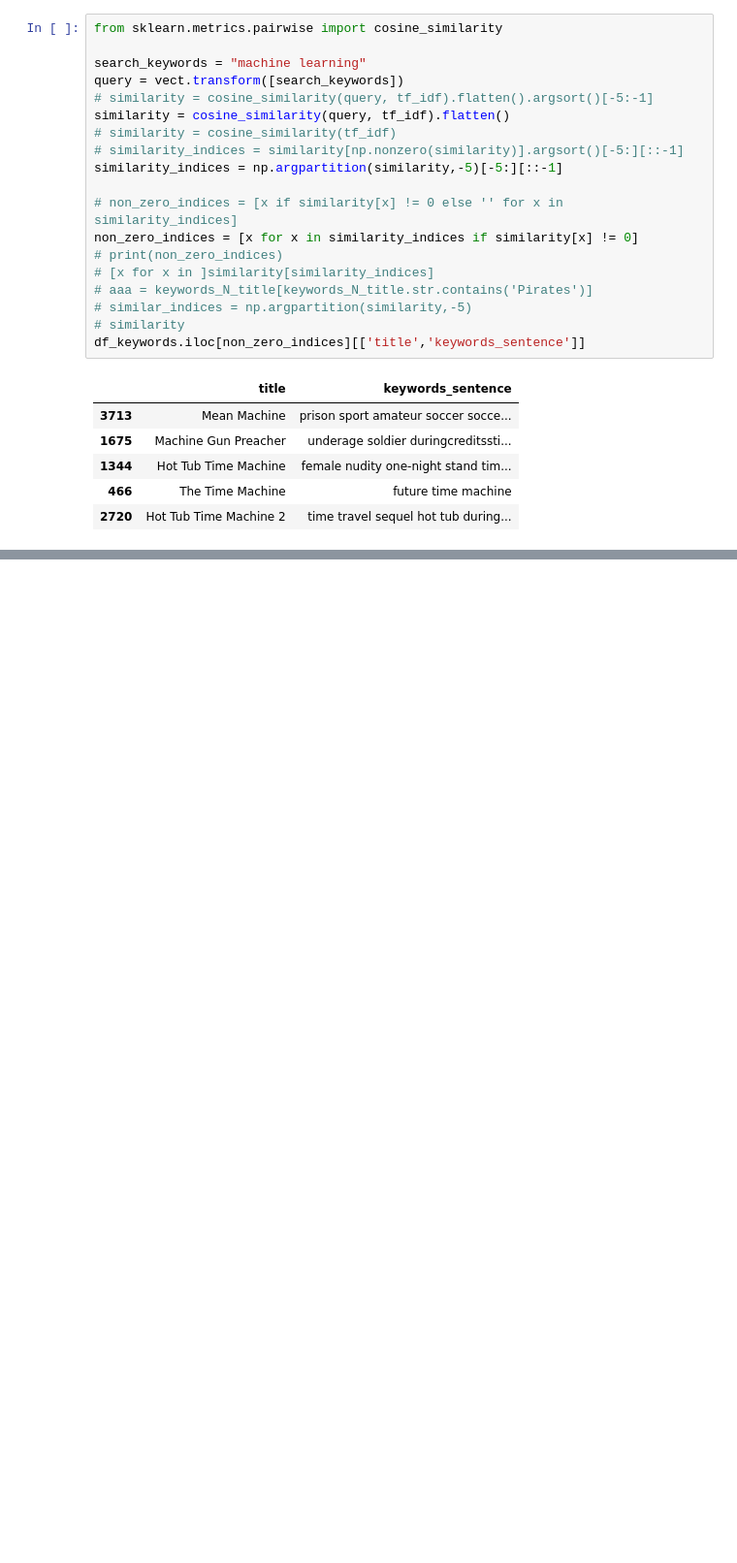
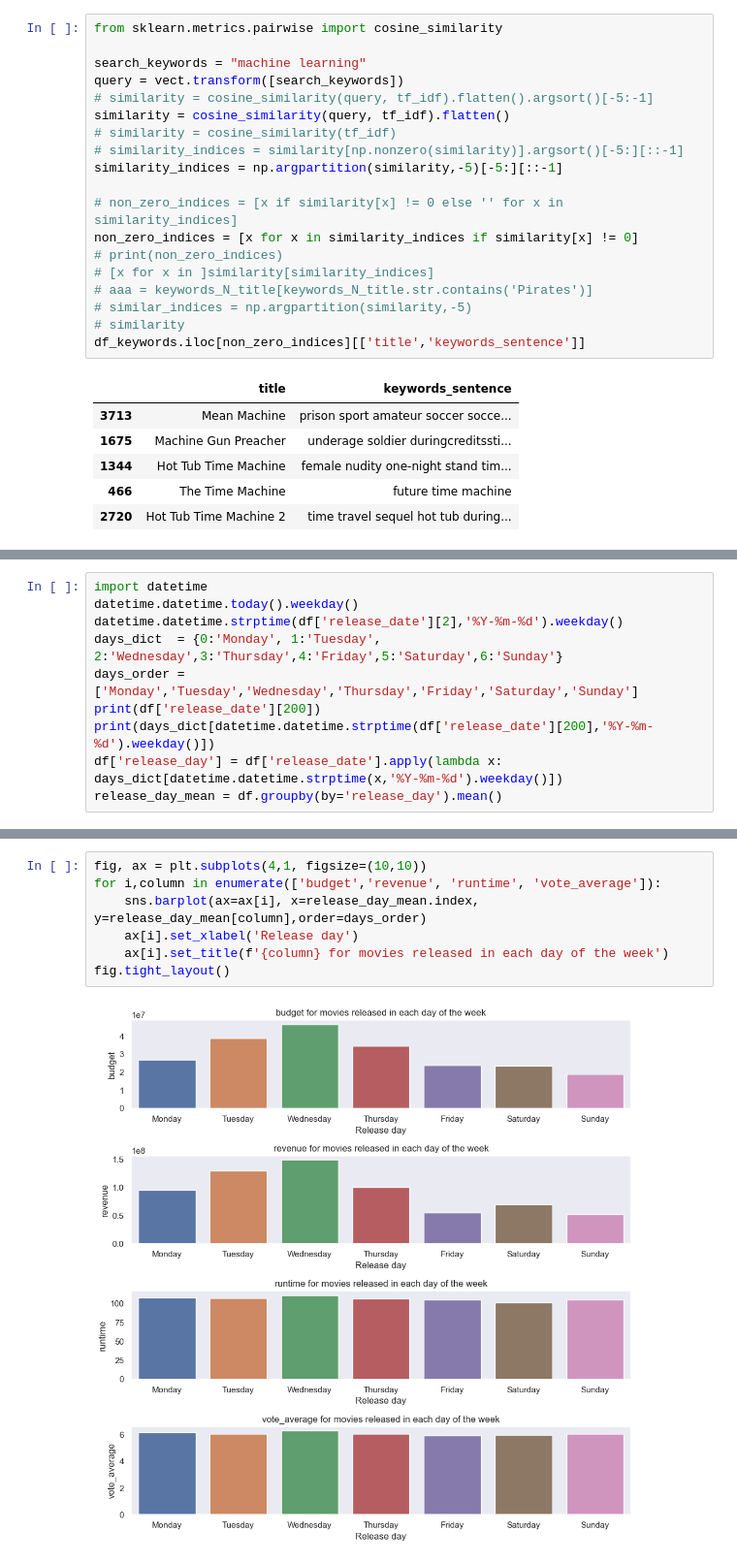
Before and after one commit to DanielHelps/TMDB-movies-analysis-and-predition, a Jupyter notebook: ratings.ipynb, the cells around one changed output, grey strips where cells are left out. Shown at 97% size. Saved outputs shown, nothing was run; the diff lists cells and outputs as text; blank space fills up the shorter version.

Commit message:
adding movie information per day

```diff
--- a/ratings.ipynb
+++ b/ratings.ipynb
@@ -654,0 +660,10 @@ array([0.59283336, 0.71587906, 0.711177  , 0.69094902])
+# %%
+import datetime
+datetime.datetime.today().weekday()
+datetime.datetime.strptime(df['release_date'][2],'%Y-%m-%d').weekday()
+days_dict  = {0:'Monday', 1:'Tuesday', 2:'Wednesday',3:'Thursday',4:'Friday',5:'Saturday',6:'Sunday'}
+days_order = ['Monday','Tuesday','Wednesday','Thursday','Friday','Saturday','Sunday']
+print(df['release_date'][200])
+print(days_dict[datetime.datetime.strptime(df['release_date'][200],'%Y-%m-%d').weekday()])
+df['release_day'] = df['release_date'].apply(lambda x: days_dict[datetime.datetime.strptime(x,'%Y-%m-%d').weekday()])
+release_day_mean = df.groupby(by='release_day').mean()
@@ -654,0 +682,9 @@ array([0.59283336, 0.71587906, 0.711177  , 0.69094902])
+# %%
+fig, ax = plt.subplots(4,1, figsize=(10,10))
+for i,column in enumerate(['budget','revenue', 'runtime', 'vote_average']):
+    sns.barplot(ax=ax[i], x=release_day_mean.index, y=release_day_mean[column],order=days_order)
+    ax[i].set_xlabel('Release day')
+    ax[i].set_title(f'{column} for movies released in each day of the week')
+fig.tight_layout()
+# %% [output]
+[figure, added]
```
Also changed, not shown: parts of 7 cells of this notebook.
